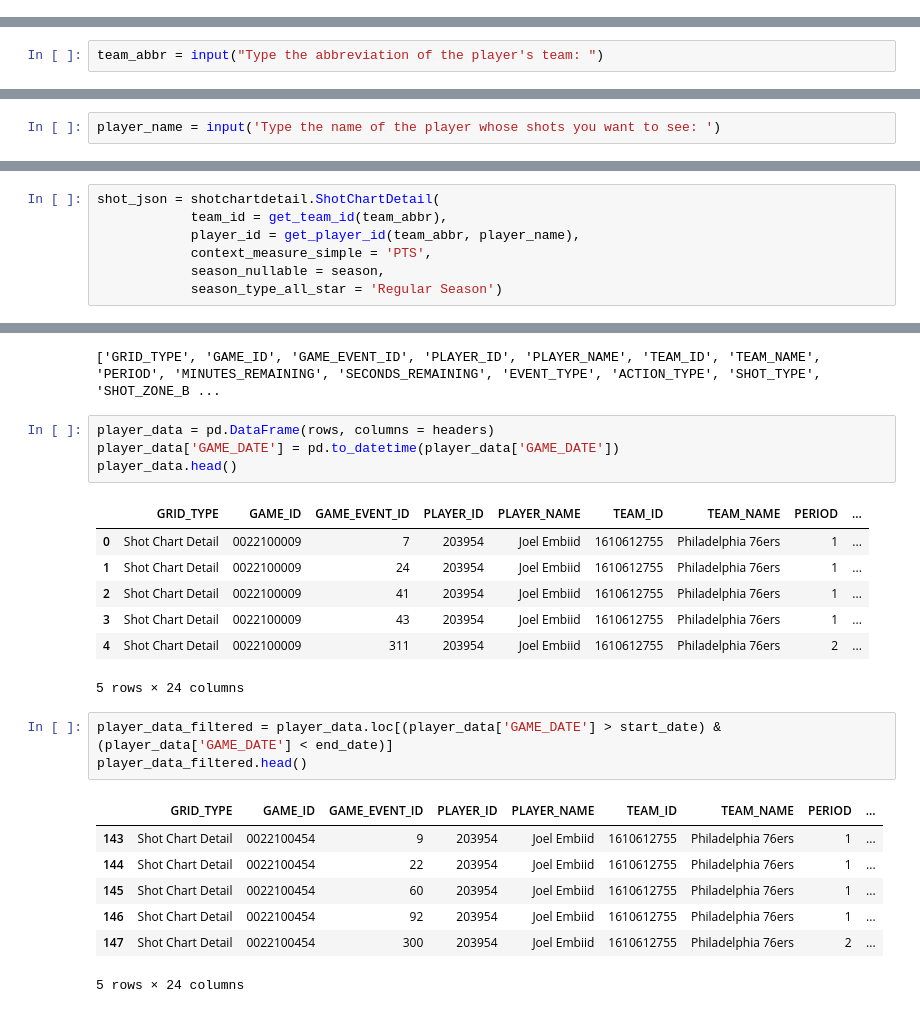
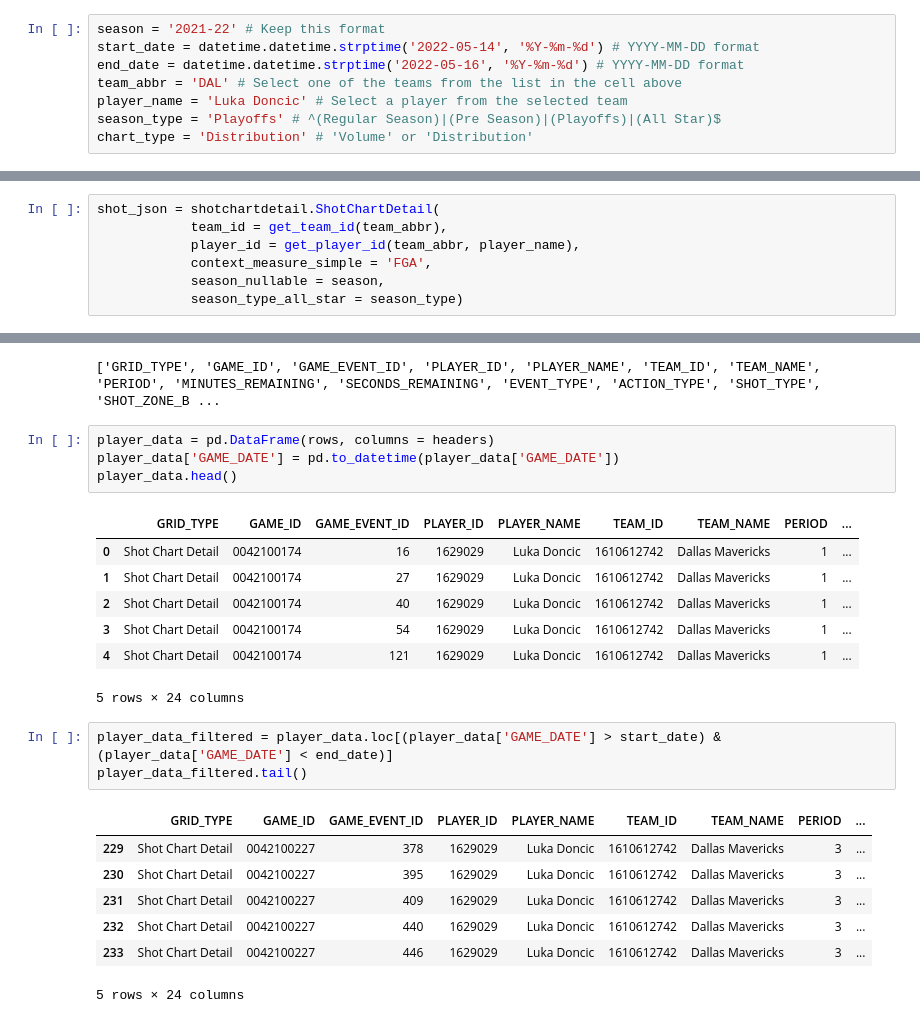
Before and after one commit to caiomelo22/NBA-Shooting-Chart, a Jupyter notebook: main.ipynb, the cells around one changed output, grey strips where cells are left out. Saved outputs shown, nothing was run; the diff lists cells and outputs as text.

```diff
--- a/main.ipynb
+++ b/main.ipynb
@@ -39,3 +17,11 @@ Type the end date in the format YYYY-MM-DD2022-01-30
+# %%
+season = '2021-22' # Keep this format
+start_date = datetime.datetime.strptime('2022-05-14', '%Y-%m-%d') # YYYY-MM-DD format
+end_date = datetime.datetime.strptime('2022-05-16', '%Y-%m-%d') # YYYY-MM-DD format
+team_abbr = 'DAL' # Select one of the teams from the list in the cell above
+player_name = 'Luka Doncic' # Select a player from the selected team
+season_type = 'Playoffs' # ^(Regular Season)|(Pre Season)|(Playoffs)|(All Star)$
+chart_type = 'Distribution' # 'Volume' or 'Distribution'
 # %%
 def get_team_id(abbreviation):
     results = [x['id'] for x in teams_list if x['abbreviation'] == abbreviation]
@@ -60,5 +46,3 @@ def get_player_id(team_abbr, name = None):
     roster_df = teams_dict[team_abbr]
     player_data = roster_df.loc[roster_df['PLAYER'] == name].iloc[0]
     return player_data['PLAYER_ID']
-# %%
-team_abbr = input("Type the abbreviation of the player's team: ")
@@ -67,2 +48,0 @@ Type the abbreviation of the player's team: PHI
-# %%
-player_name = input('Type the name of the player whose shots you want to see: ')
@@ -72,6 +50,6 @@ Type the name of the player whose shots you want to see: Joel Embiid
 shot_json = shotchartdetail.ShotChartDetail(
             team_id = get_team_id(team_abbr),
             player_id = get_player_id(team_abbr, player_name),
-            context_measure_simple = 'PTS',
+            context_measure_simple = 'FGA',
             season_nullable = season,
-            season_type_all_star = 'Regular Season')
+            season_type_all_star = season_type)
@@ -89,22 +69,22 @@ player_data['GAME_DATE'] = pd.to_datetime(player_data['GAME_DATE'])
 player_data.head()
 # %% [output]
 |  | GRID_TYPE | GAME_ID | GAME_EVENT_ID | PLAYER_ID | PLAYER_NAME | TEAM_ID | TEAM_NAME | PERIOD | ... |
-| 0 | Shot Chart Detail | 0022100009 | 7 | 203954 | Joel Embiid | 1610612755 | Philadelphia 76ers | 1 | ... |
-| 1 | Shot Chart Detail | 0022100009 | 24 | 203954 | Joel Embiid | 1610612755 | Philadelphia 76ers | 1 | ... |
-| 2 | Shot Chart Detail | 0022100009 | 41 | 203954 | Joel Embiid | 1610612755 | Philadelphia 76ers | 1 | ... |
-| 3 | Shot Chart Detail | 0022100009 | 43 | 203954 | Joel Embiid | 1610612755 | Philadelphia 76ers | 1 | ... |
-| 4 | Shot Chart Detail | 0022100009 | 311 | 203954 | Joel Embiid | 1610612755 | Philadelphia 76ers | 2 | ... |
+| 0 | Shot Chart Detail | 0042100174 | 16 | 1629029 | Luka Doncic | 1610612742 | Dallas Mavericks | 1 | ... |
+| 1 | Shot Chart Detail | 0042100174 | 27 | 1629029 | Luka Doncic | 1610612742 | Dallas Mavericks | 1 | ... |
+| 2 | Shot Chart Detail | 0042100174 | 40 | 1629029 | Luka Doncic | 1610612742 | Dallas Mavericks | 1 | ... |
+| 3 | Shot Chart Detail | 0042100174 | 54 | 1629029 | Luka Doncic | 1610612742 | Dallas Mavericks | 1 | ... |
+| 4 | Shot Chart Detail | 0042100174 | 121 | 1629029 | Luka Doncic | 1610612742 | Dallas Mavericks | 1 | ... |
 5 rows × 24 columns
 # %%
 player_data_filtered = player_data.loc[(player_data['GAME_DATE'] > start_date) & (player_data['GAME_DATE'] < end_date)]
-player_data_filtered.head()
+player_data_filtered.tail()
 # %% [output]
 |  | GRID_TYPE | GAME_ID | GAME_EVENT_ID | PLAYER_ID | PLAYER_NAME | TEAM_ID | TEAM_NAME | PERIOD | ... |
-| 143 | Shot Chart Detail | 0022100454 | 9 | 203954 | Joel Embiid | 1610612755 | Philadelphia 76ers | 1 | ... |
-| 144 | Shot Chart Detail | 0022100454 | 22 | 203954 | Joel Embiid | 1610612755 | Philadelphia 76ers | 1 | ... |
-| 145 | Shot Chart Detail | 0022100454 | 60 | 203954 | Joel Embiid | 1610612755 | Philadelphia 76ers | 1 | ... |
-| 146 | Shot Chart Detail | 0022100454 | 92 | 203954 | Joel Embiid | 1610612755 | Philadelphia 76ers | 1 | ... |
-| 147 | Shot Chart Detail | 0022100454 | 300 | 203954 | Joel Embiid | 1610612755 | Philadelphia 76ers | 2 | ... |
+| 229 | Shot Chart Detail | 0042100227 | 378 | 1629029 | Luka Doncic | 1610612742 | Dallas Mavericks | 3 | ... |
+| 230 | Shot Chart Detail | 0042100227 | 395 | 1629029 | Luka Doncic | 1610612742 | Dallas Mavericks | 3 | ... |
+| 231 | Shot Chart Detail | 0042100227 | 409 | 1629029 | Luka Doncic | 1610612742 | Dallas Mavericks | 3 | ... |
+| 232 | Shot Chart Detail | 0042100227 | 440 | 1629029 | Luka Doncic | 1610612742 | Dallas Mavericks | 3 | ... |
+| 233 | Shot Chart Detail | 0042100227 | 446 | 1629029 | Luka Doncic | 1610612742 | Dallas Mavericks | 3 | ... |
 5 rows × 24 columns
 # %%
 # Function to draw basketball court
```
Also changed, not shown: parts of 9 cells of this notebook.
